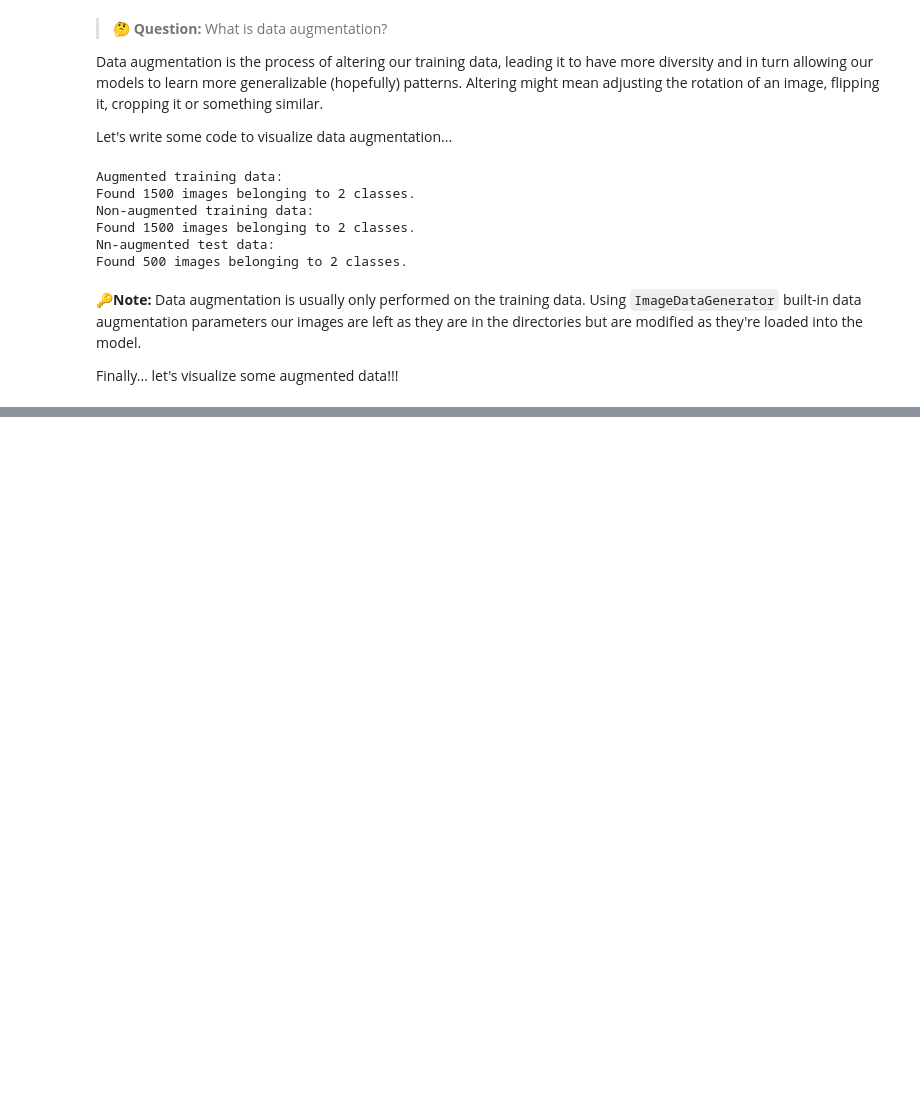
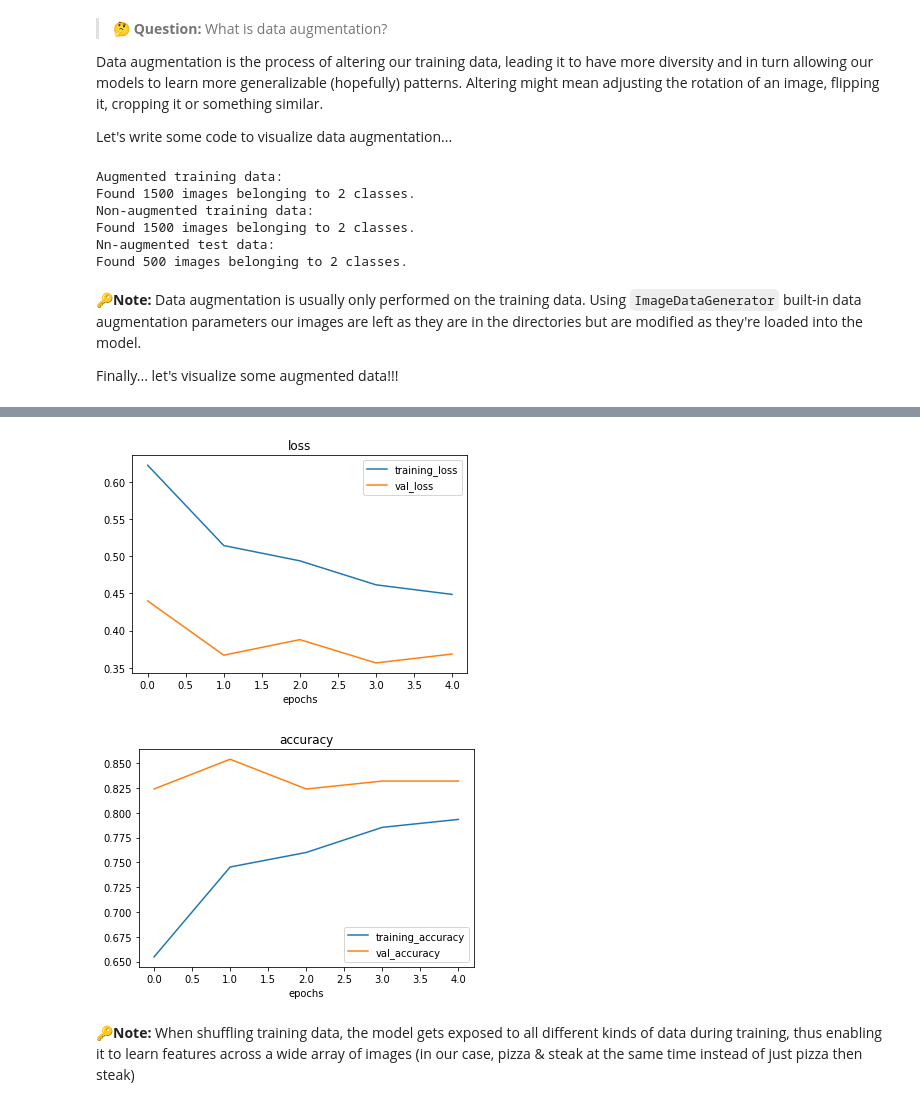
Before and after one commit to PiyushSharma1999/tensorflow_course, a Jupyter notebook: 03_introduction_to_computer_vision_with_tensorflow.ipynb, the cells around one changed output, grey strips where cells are left out. Drawn from its saved outputs; the diff is of its cells as text; code cells hidden in the pictures; blank space fills up the shorter version.

```diff
--- a/03_introduction_to_computer_vision_with_tensorflow.ipynb
+++ b/03_introduction_to_computer_vision_with_tensorflow.ipynb
@@ -856,0 +902,7 @@ showing image number: 18
+# %%
+# Import data and augment it and shuffle from training directory
+train_data_augmented_shuffle = train_datagen_augmented.flow_from_directory(train_dir,
+                                                                           target_size=(224, 224),
+                                                                           class_mode="binary",
+                                                                           batch_size=32,
+                                                                           shuffle=True) # shuffle data this time
@@ -856,0 +911,24 @@ showing image number: 18
+# %%
+# Create the model (same as model 5 and model 6)
+model_7 = Sequential([
+    Conv2D(10, 3, activation="relu", input_shape=(224, 224,3)),
+    MaxPool2D(),
+    Conv2D(10, 3, activation="relu"),
+    MaxPool2D(),
+    Conv2D(10, 3, activation="relu"),
+    MaxPool2D(),
+    Flatten(),
+    Dense(1, activation="sigmoid")
+])
+
+# Compile the model
+model_7.compile(loss="binary_crossentropy",
+                optimizer=Adam(),
+                metrics=["accuracy"])
+
+# Fit the model
+history_7 = model_7.fit(train_data_augmented_shuffle, # we'er fitting on augmented and shuffled data
+                        epochs=5,
+                        steps_per_epoch=len(train_data_augmented_shuffle),
+                        validation_data=test_data,
+                        validation_steps=len(test_data))
@@ -856,0 +946,8 @@ showing image number: 18
+# %%
+# Plot loss curves
+plot_loss_curves(history_7)
+# %% [output]
+[figure, added]
+[figure, added]
+# %% [markdown]
+🔑**Note:** When shuffling training data, the model gets exposed to all different kinds of data during training, thus enabling it to learn features across a wide array of images (in our case, pizza & steak at the same time instead of just pizza then steak)
```
Also changed, not shown: parts of 8 cells of this notebook.
